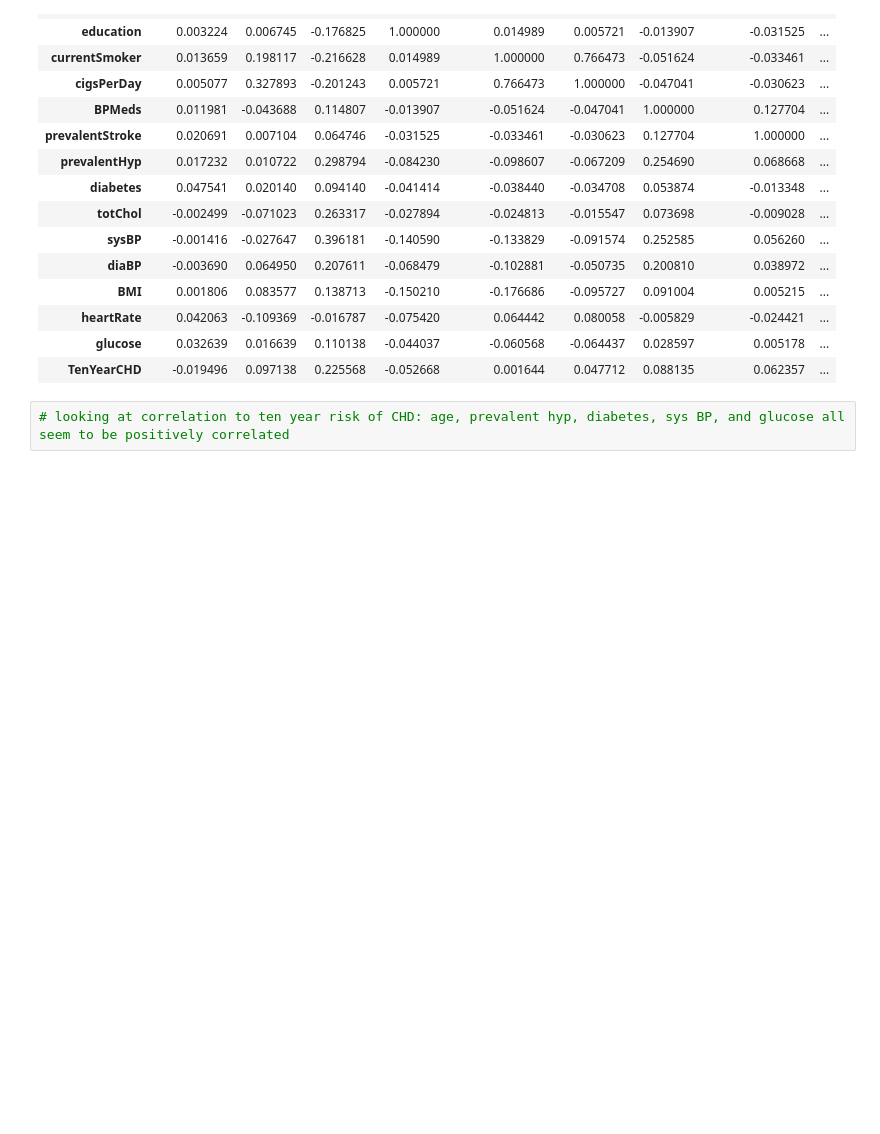
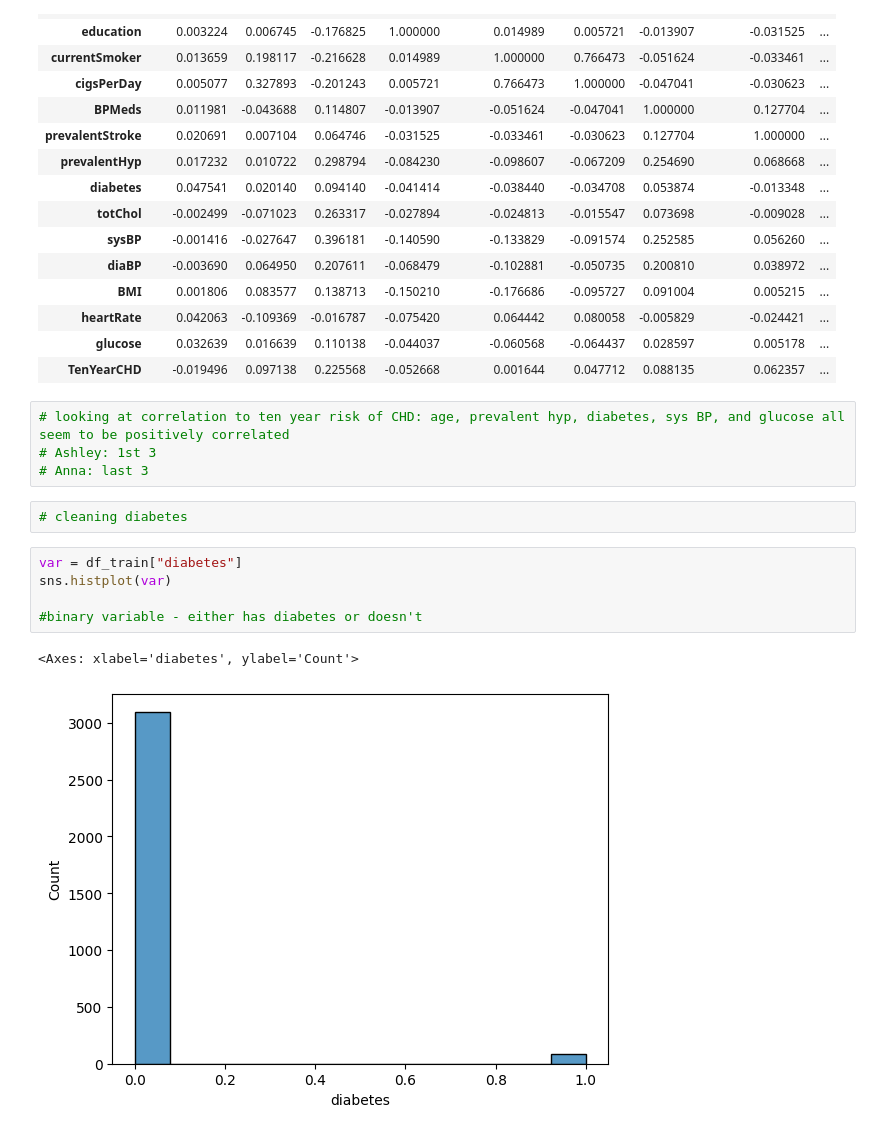
Before and after one commit to ashleyr05/project_chd, a Jupyter notebook: group8proj2.ipynb, the cells around one changed output. Drawn from its saved outputs; the diff is of its cells as text; blank space fills up the shorter version.

Commit message:
cleaning glucose, sysBP, and diabetes

```diff
--- a/group8proj2.ipynb
+++ b/group8proj2.ipynb
@@ -65,3 +71,15 @@ df_train.corr()
 | TenYearCHD | -0.019496 | 0.097138 | 0.225568 | -0.052668 | 0.001644 | 0.047712 | 0.088135 | 0.062357 | ... |
 # %%
 # looking at correlation to ten year risk of CHD: age, prevalent hyp, diabetes, sys BP, and glucose all seem to be positively correlated
+# Ashley: 1st 3
+# Anna: last 3
+# %%
+# cleaning diabetes
+# %%
+var = df_train["diabetes"]
+sns.histplot(var)
+
+#binary variable - either has diabetes or doesn't
+# %% [output]
+<Axes: xlabel='diabetes', ylabel='Count'>
+[figure, added]
```
Also changed, not shown: parts of 24 cells of this notebook.
